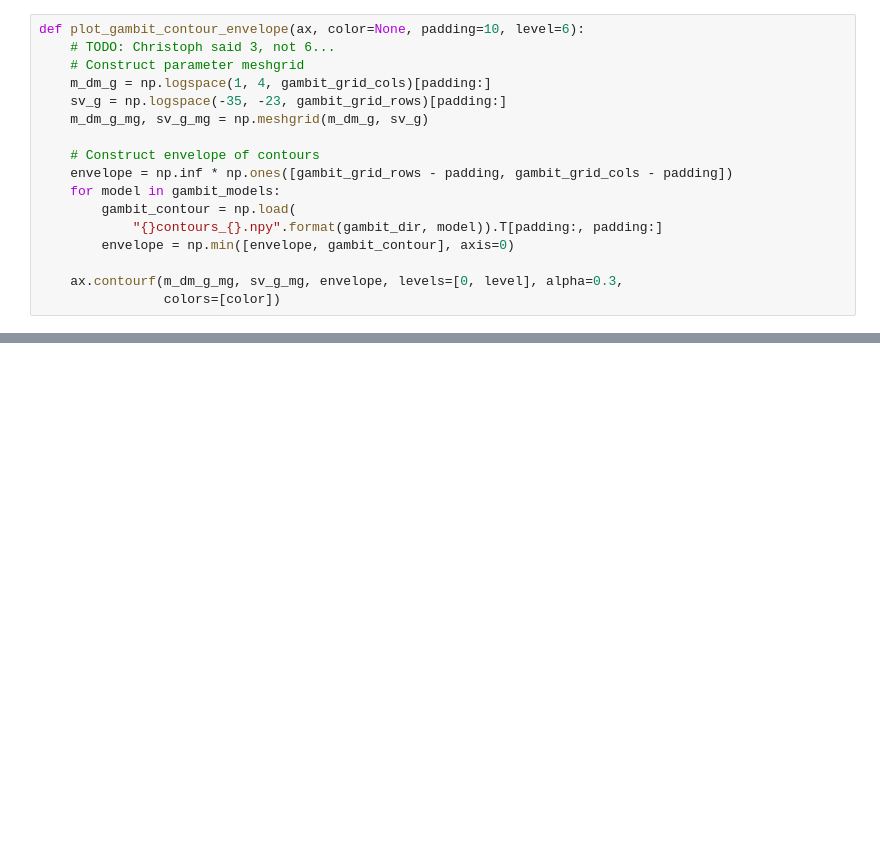
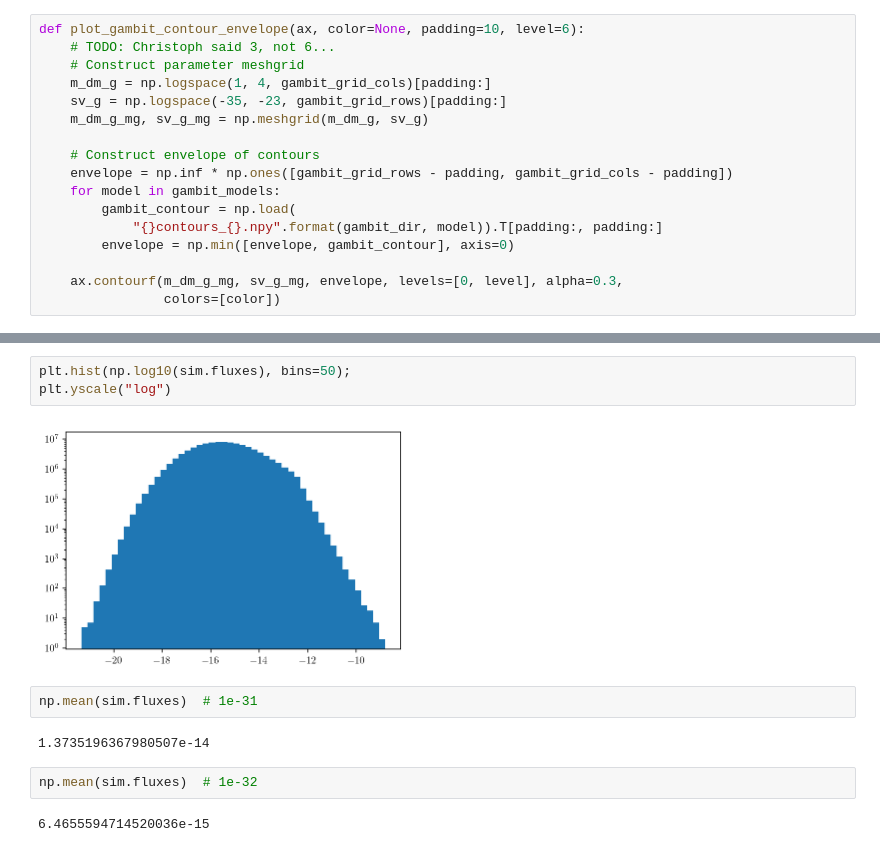
Before and after one commit to adam-coogan/pbhs_vs_wimps, a Jupyter notebook: posterior_sv_analysis_29_mar_2019.ipynb, the cells around one changed output, grey strips where cells are left out. Drawn from its saved outputs; the diff is of its cells as text; blank space fills up the shorter version.

```diff
--- a/posterior_sv_analysis_29_mar_2019.ipynb
+++ b/posterior_sv_analysis_29_mar_2019.ipynb
@@ -130,0 +205,13 @@ fig.savefig("figures/sv_limits.pdf")
+# %%
+plt.hist(np.log10(sim.fluxes), bins=50);
+plt.yscale("log")
+# %% [output]
+[figure, added]
+# %%
+np.mean(sim.fluxes)  # 1e-31
+# %% [output]
+1.3735196367980507e-14
+# %%
+np.mean(sim.fluxes)  # 1e-32
+# %% [output]
+6.4655594714520036e-15
```
Also changed, not shown: parts of 18 cells of this notebook, 5 other files.
